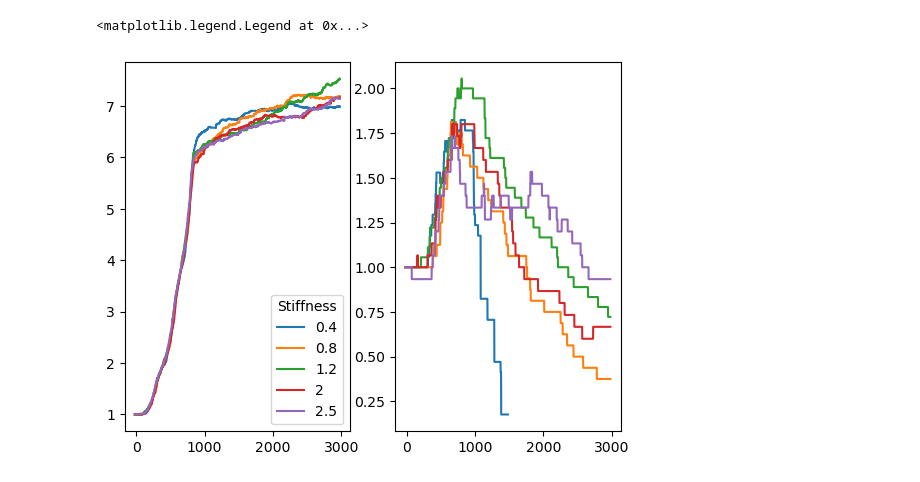
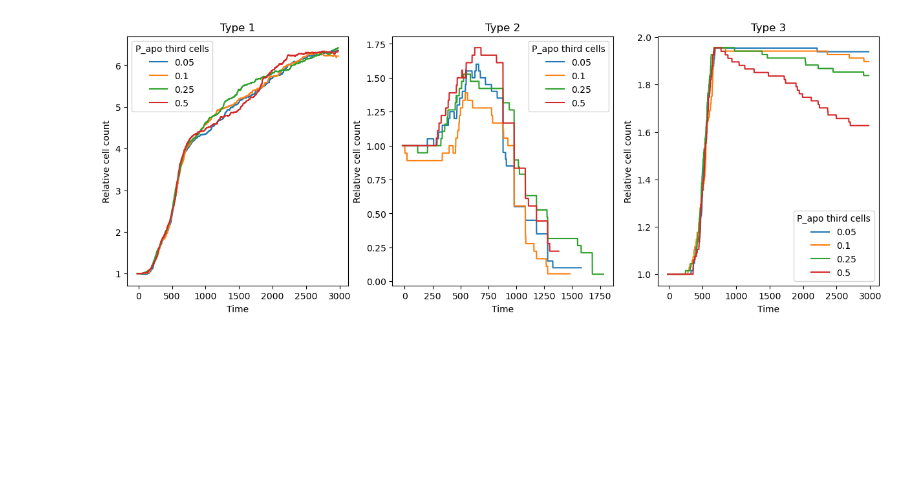
Before and after one commit to paololapo/CellCompetition-HybridCPM, a Jupyter notebook: TripleCompetition/Files/SimpleAnalysis.ipynb, the cells around one changed output. Saved outputs shown, nothing was run; the diff lists cells and outputs as text; code cells hidden in the pictures; blank space fills up the shorter version.

Commit message:
Some plots

```diff
--- a/TripleCompetition/Files/SimpleAnalysis.ipynb
+++ b/TripleCompetition/Files/SimpleAnalysis.ipynb
@@ -110,20 +57,34 @@ ax.legend()
-# %%
-values = [0.4, 0.8, 1.2, 2, 2.5]
-
-fig, ax = plt.subplots(1, 2)
-
-for v in values:
-    df = pd.read_csv('./ScanStiffness_kd_' + str(v))
-    df = df.groupby(['time', 'cell_type']).size().reset_index(name='count')
-
-    cell_types = [1, 2]
-    for cell_type in cell_types:
-        time = df[df['cell_type'] == cell_type]['time']
-        count = df[df['cell_type'] == cell_type]['count']
-        count = count / count.iloc[0]
-        ax[cell_type-1].plot(time, count, label=v)
-
-ax[0].legend(title="Stiffness")
-# %% [output]
-<matplotlib.legend.Legend at 0x...>
-[figure, removed]
+# %%
+fig, ax = plt.subplots(1, 3, figsize=(15, 5))
+data = p_apo_V.copy()
+data_legend = "P_apo third cells"
+
+for v in data.keys():
+    time = data[v]["Type1"]["time"]
+    count = data[v]["Type1"]["count"]
+    count = count / count.iloc[0]
+    ax[0].plot(time, count, label=v)
+    ax[0].set_title("Type 1")
+    ax[0].legend(title=data_legend)
+    ax[0].set_xlabel("Time")
+    ax[0].set_ylabel("Relative cell count")
+
+    time = data[v]["Type2"]["time"]
+    count = data[v]["Type2"]["count"]
+    count = count / count.iloc[0]
+    ax[1].plot(time, count, label=v)
+    ax[1].set_title("Type 2")
+    ax[1].legend(title=data_legend)
+    ax[1].set_xlabel("Time")
+    ax[1].set_ylabel("Relative cell count")
+
+    time = data[v]["Type3"]["time"]
+    count = data[v]["Type3"]["count"]
+    count = count / count.iloc[0]
+    ax[2].plot(time, count, label=v)
+    ax[2].set_title("Type 3")
+    ax[2].legend(title=data_legend)
+    ax[2].set_xlabel("Time")
+    ax[2].set_ylabel("Relative cell count")
+# %% [output]
+[figure, added]
```
Also changed, not shown: parts of 14 cells of this notebook, 7 other files.
